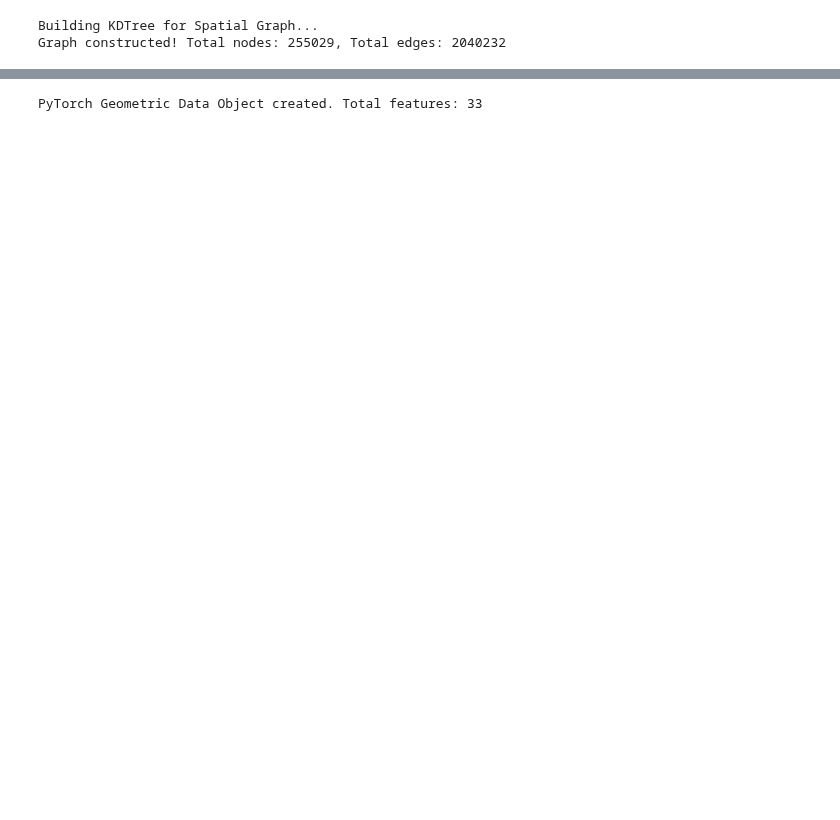
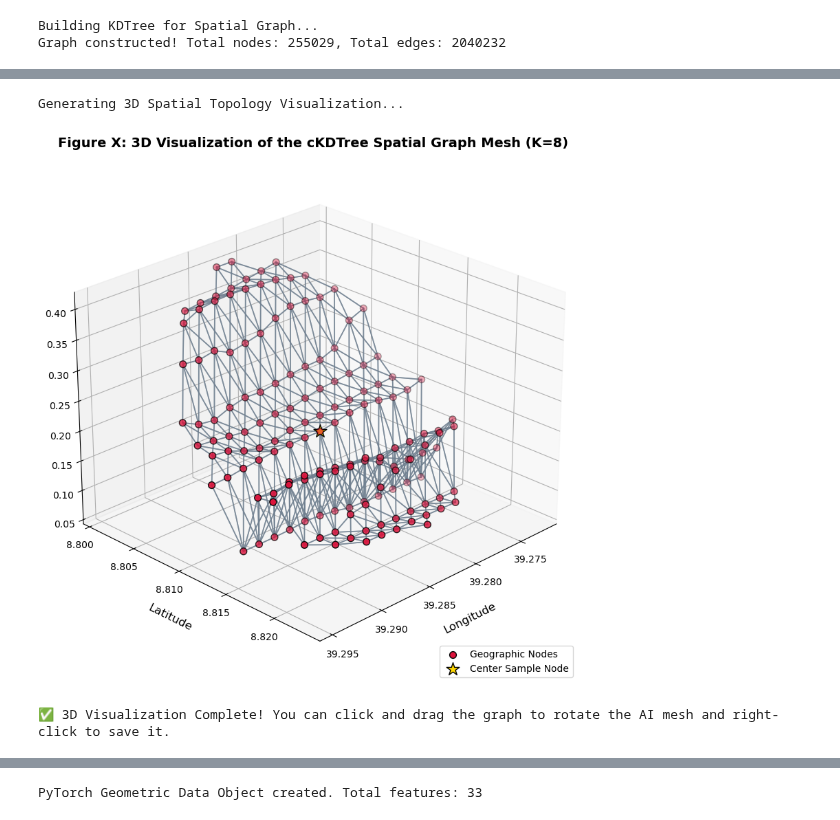
Before and after one commit to surafelasfawosen/ethiopia-soil-erosion-predictor-ai, a Jupyter notebook: Semi_Supervised_Graph_Pipeline_FINAL.ipynb, the cells around one changed output, grey strips where cells are left out. Cells and saved outputs as stored; diff of their text form; code cells hidden in the pictures; blank space fills up the shorter version.

```diff
--- a/Semi_Supervised_Graph_Pipeline_FINAL.ipynb
+++ b/Semi_Supervised_Graph_Pipeline_FINAL.ipynb
@@ -233,0 +287,71 @@ We assemble the numerical features (`x`), the structural edges (`edge_index`), a
+# %%
+import matplotlib.pyplot as plt
+from mpl_toolkits.mplot3d import Axes3D
+import numpy as np
+
+print("Generating 3D Spatial Topology Visualization...")
+
+# 1. Fetch exactly the 2D geographical coordinates to calculate Nearest Neighbors safely
+coords_2d = df[['Longitude', 'Latitude']].values
+# Fetch the Elevation directly from the dataframe to use strictly for the 3D Z-axis
+elevation = df['Elevation (m)'].values
+
+# Pick a random starting point in the Amhara region
+center_idx = np.random.randint(0, len(coords_2d))
+
+# Find the 150 points closest to that random center to create a dense test-patch
+num_sample_points = 150
+distances, local_indices = tree.query(coords_2d[center_idx], k=num_sample_points)
+
+# --- Activate 3D Canvas ---
+fig = plt.figure(figsize=(12, 10))
+ax = fig.add_subplot(111, projection='3d')
+
+# 2. Draw the physical edge lines connecting the nodes in 3D space
+for idx in local_indices:
+    # Find the 8 neighbors for this specific dot
+    neighbors = tree.query(coords_2d[idx], k=9)[1][1:]
+
+    for neighbor in neighbors:
+        # Only draw the line if the neighbor is also in our 150-point sample
+        if neighbor in local_indices:
+            ax.plot(
+                [coords_2d[idx, 0], coords_2d[neighbor, 0]],
+                [coords_2d[idx, 1], coords_2d[neighbor, 1]],
+                [elevation[idx], elevation[neighbor]], # <-- Safe 3rd dimension (Elevation)
+                color='slategray', linewidth=1.2, alpha=0.7, zorder=1
+            )
+
+# 3. Draw the actual geographic nodes (with depth shading for 3D realism)
+ax.scatter(
+    coords_2d[local_indices, 0],
+    coords_2d[local_indices, 1],
+    elevation[local_indices],
+    color='crimson', edgecolors='black', s=50, depthshade=True, zorder=5, label='Geographic Nodes'
+)
+
+# 4. Highlight the "Center" node of our random sample
+ax.scatter(
+    coords_2d[center_idx, 0],
+    coords_2d[center_idx, 1],
+    elevation[center_idx],
+    color='gold', edgecolors='black', s=200, marker='*', zorder=10, label='Center Sample Node'
+)
+
+# Formatting for Academic Publication
+ax.set_title('Figure X: 3D Visualization of the cKDTree Spatial Graph Mesh (K=8)', fontsize=14, fontweight='bold')
+ax.set_xlabel('Longitude', fontsize=12, labelpad=10)
+ax.set_ylabel('Latitude', fontsize=12, labelpad=10)
+# Note: "Normalized" because your previous MinMaxScaler cell rescaled this variable for AI training
+ax.set_zlabel('Normalized Elevation', fontsize=12, labelpad=10)
+plt.legend(loc='lower right')
+
+# Adjust the camera angle for a perfect 3D perspective
+ax.view_init(elev=25, azim=45)
+
+plt.show()
+print("✅ 3D Visualization Complete! You can click and drag the graph to rotate the AI mesh and right-click to save it.")
+# %% [output]
+Generating 3D Spatial Topology Visualization...
+[figure, added]
+✅ 3D Visualization Complete! You can click and drag the graph to rotate the AI mesh and right-click to save it.
```
Also changed, not shown: parts of 49 cells of this notebook, 25 other files.
